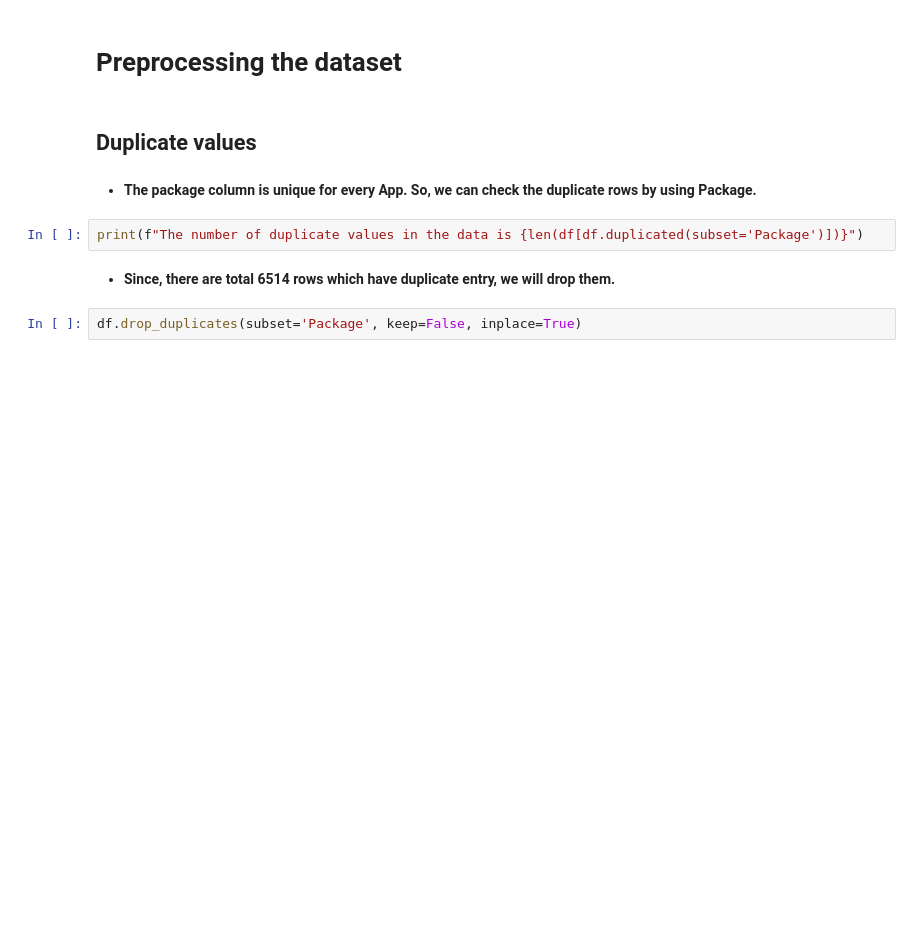
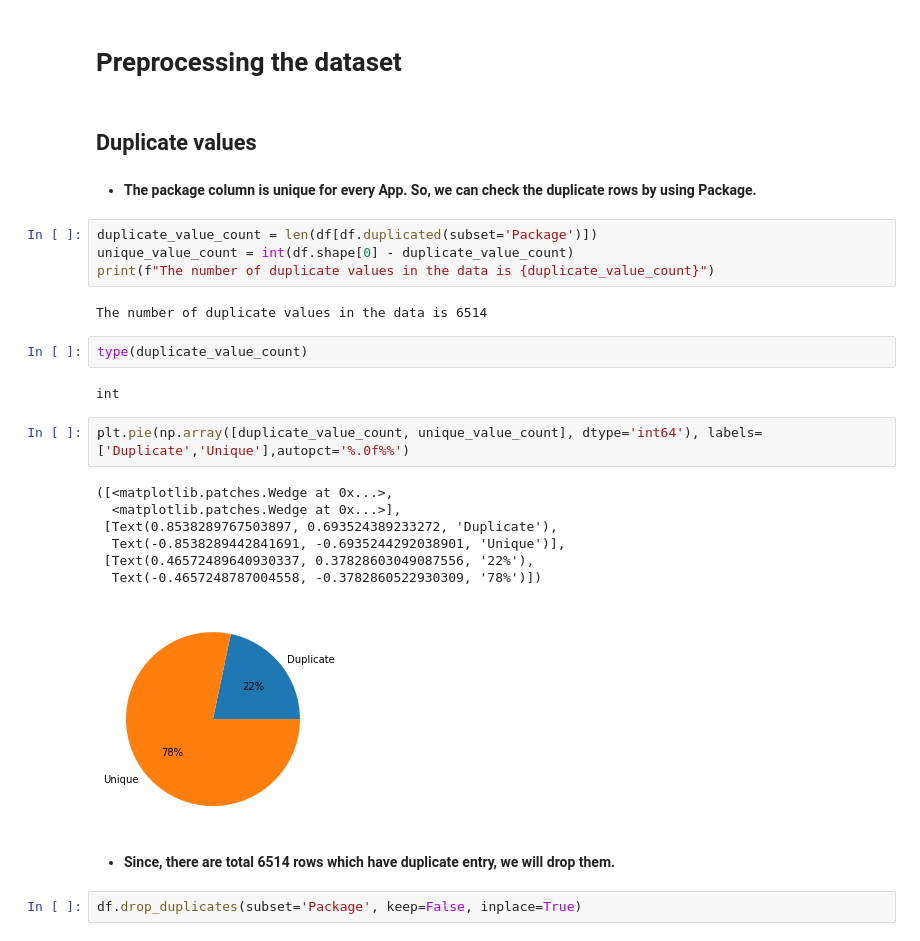
Before and after one commit to arunav93/Capstone-Project---Andriod-Authenticity-Prediction, a Jupyter notebook: ANDRIOD_AUTHENTICITY_PREDICTION.ipynb, the cells around one changed output. Cells and saved outputs as stored; diff of their text form; blank space fills up the shorter version.

```diff
--- a/ANDRIOD_AUTHENTICITY_PREDICTION.ipynb
+++ b/ANDRIOD_AUTHENTICITY_PREDICTION.ipynb
@@ -660,7 +710,25 @@ df.loc[:,columns[:5]].describe(include="object").T
 # %% [markdown]
 * **The package column is unique for every App. So, we can check the duplicate rows by using Package.**
 # %%
-print(f"The number of duplicate values in the data is {len(df[df.duplicated(subset='Package')])}")
+duplicate_value_count = len(df[df.duplicated(subset='Package')])
+unique_value_count = int(df.shape[0] - duplicate_value_count)
+print(f"The number of duplicate values in the data is {duplicate_value_count}")
+# %% [output]
+The number of duplicate values in the data is 6514
+# %%
+type(duplicate_value_count)
+# %% [output]
+int
+# %%
+plt.pie(np.array([duplicate_value_count, unique_value_count], dtype='int64'), labels=['Duplicate','Unique'],autopct='%.0f%%')
+# %% [output]
+([<matplotlib.patches.Wedge at 0x...>,
+  <matplotlib.patches.Wedge at 0x...>],
+ [Text(0.8538289767503897, 0.693524389233272, 'Duplicate'),
+  Text(-0.8538289442841691, -0.6935244292038901, 'Unique')],
+ [Text(0.46572489640930337, 0.37828603049087556, '22%'),
+  Text(-0.4657248787004558, -0.3782860522930309, '78%')])
+[figure, added]
 # %% [markdown]
 * **Since, there are total 6514 rows which have duplicate entry, we will drop them.**
 # %%
```
Also changed, not shown: parts of 118 cells of this notebook.
